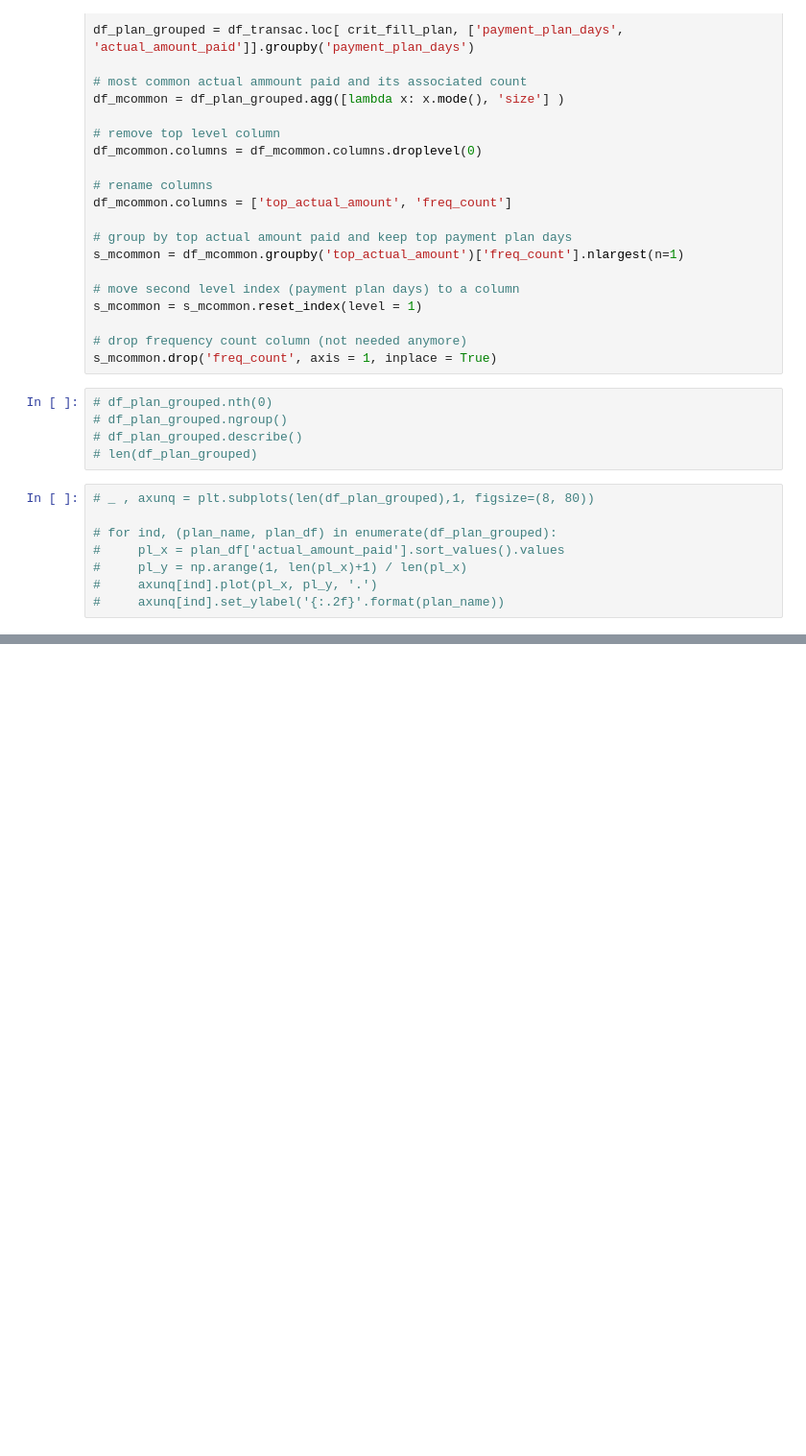
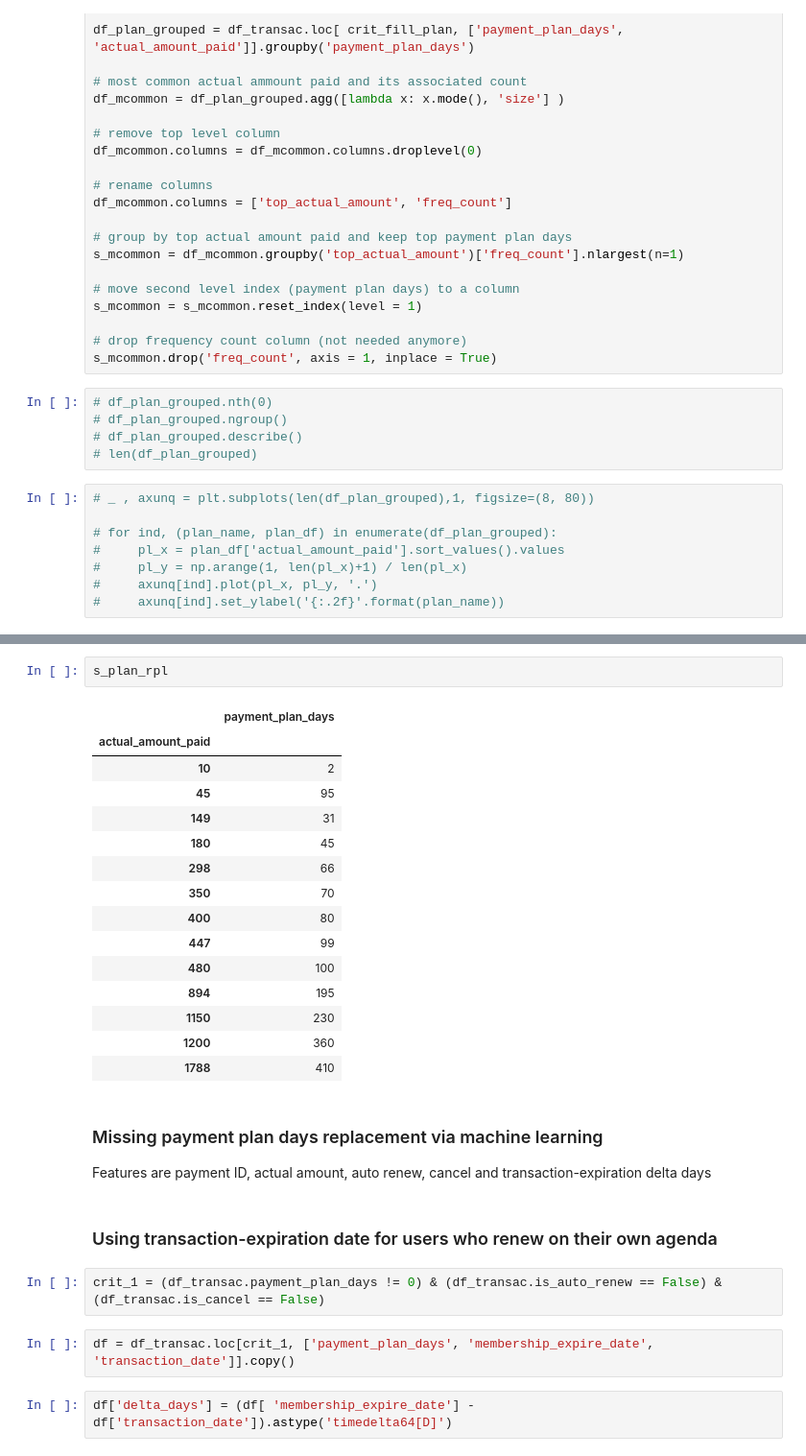
Before and after one commit to cedricherman/Churn_Prediction_KKBOX, a Jupyter notebook: notebooks/Transaction_Extra.ipynb, the cells around one changed output, grey strips where cells are left out. Shown at 96% size. Cells and saved outputs as stored; diff of their text form; blank space fills up the shorter version.

```diff
--- a/notebooks/Transaction_Extra.ipynb
+++ b/notebooks/Transaction_Extra.ipynb
@@ -119,0 +216,29 @@ s_mcommon.drop('freq_count', axis = 1, inplace = True)
+# %%
+s_plan_rpl
+# %% [output]
+|  | payment_plan_days |
+| actual_amount_paid |  |
+| 10 | 2 |
+| 45 | 95 |
+| 149 | 31 |
+| 180 | 45 |
+| 298 | 66 |
+| 350 | 70 |
+| 400 | 80 |
+| 447 | 99 |
+| 480 | 100 |
+| 894 | 195 |
+| 1150 | 230 |
+| 1200 | 360 |
+| 1788 | 410 |
+# %% [markdown]
+### Missing payment plan days replacement via machine learning
+Features are payment ID, actual amount, auto renew, cancel and transaction-expiration delta days
+# %% [markdown]
+### Using transaction-expiration date for users who renew on their own agenda
+# %%
+crit_1 = (df_transac.payment_plan_days != 0) & (df_transac.is_auto_renew == False) & (df_transac.is_cancel == False)
+# %%
+df = df_transac.loc[crit_1, ['payment_plan_days', 'membership_expire_date', 'transaction_date']].copy()
+# %%
+df['delta_days'] = (df[ 'membership_expire_date'] - df['transaction_date']).astype('timedelta64[D]')
```
Also changed, not shown: parts of 20 cells of this notebook.
